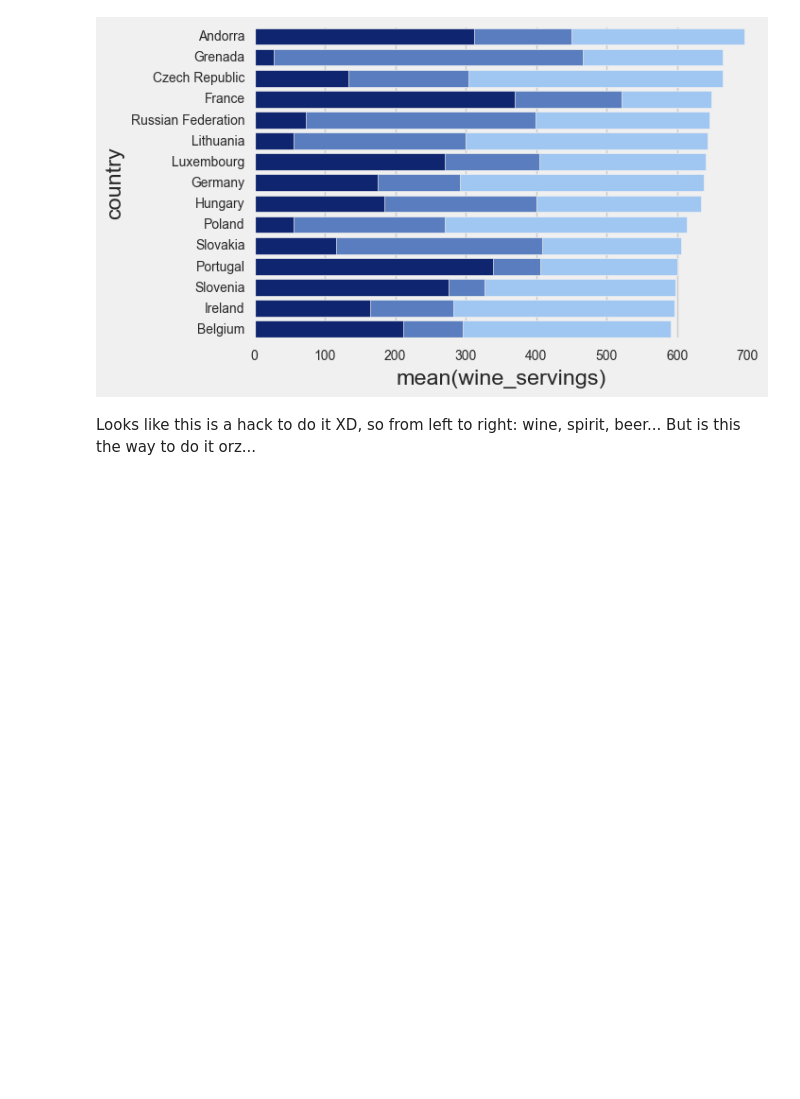
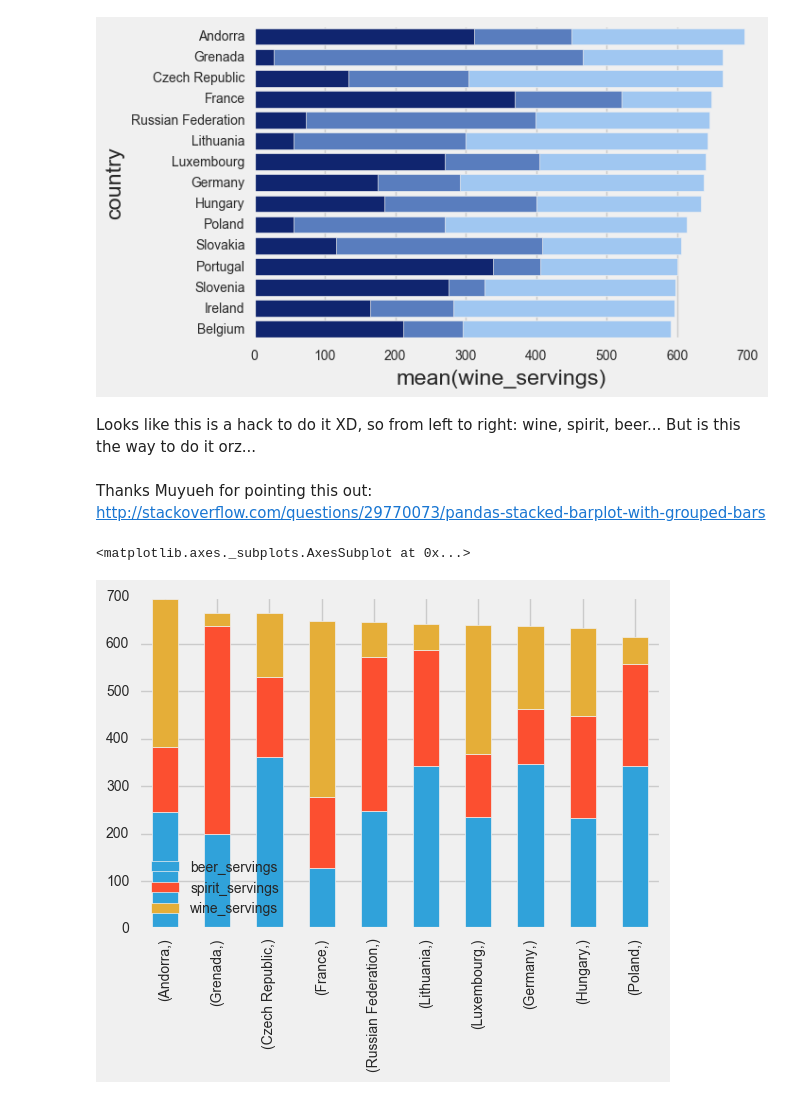
Before and after one commit to hkkenneth/muyueh-data-exploration, a Jupyter notebook: 0001-alcohol-consumption.ipynb, the cells around one changed output. Saved outputs shown, nothing was run; the diff lists cells and outputs as text; code cells hidden in the pictures; blank space fills up the shorter version.

```diff
--- a/0001-alcohol-consumption.ipynb
+++ b/0001-alcohol-consumption.ipynb
@@ -342,3 +342,14 @@ sns.barplot(x="wine_servings", y="country", data=cons_sorted.head(15), color="b"
 [figure]
 # %% [markdown]
 Looks like this is a hack to do it XD, so from left to right: wine, spirit, beer... But is this the way to do it orz...
+# %% [markdown]
+Thanks Muyueh for pointing this out: http://stackoverflow.com/questions/29770073/pandas-stacked-barplot-with-grouped-bars
+# %%
+cons_sorted = cons.sort_values("total_servings", ascending=False)
+# %%
+cons_sorted.index = cons_sorted[['country']]
+# %%
+cons_sorted.head(10)[['beer_servings', 'spirit_servings', 'wine_servings']].plot(kind='bar', stacked=True)
+# %% [output]
+<matplotlib.axes._subplots.AxesSubplot at 0x...>
+[figure, added]
```
